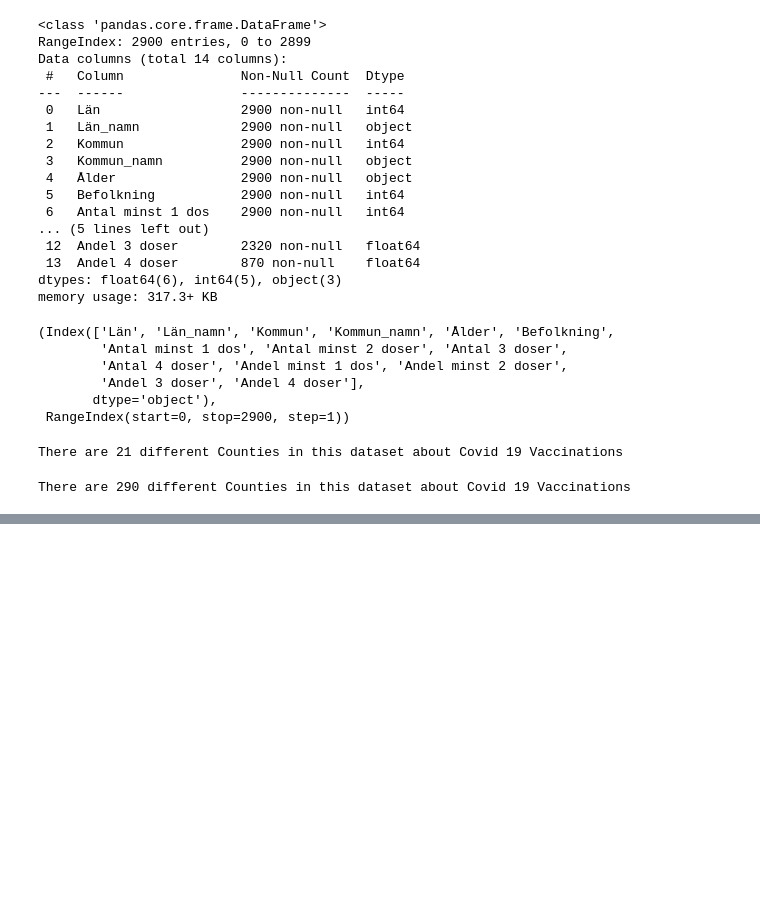
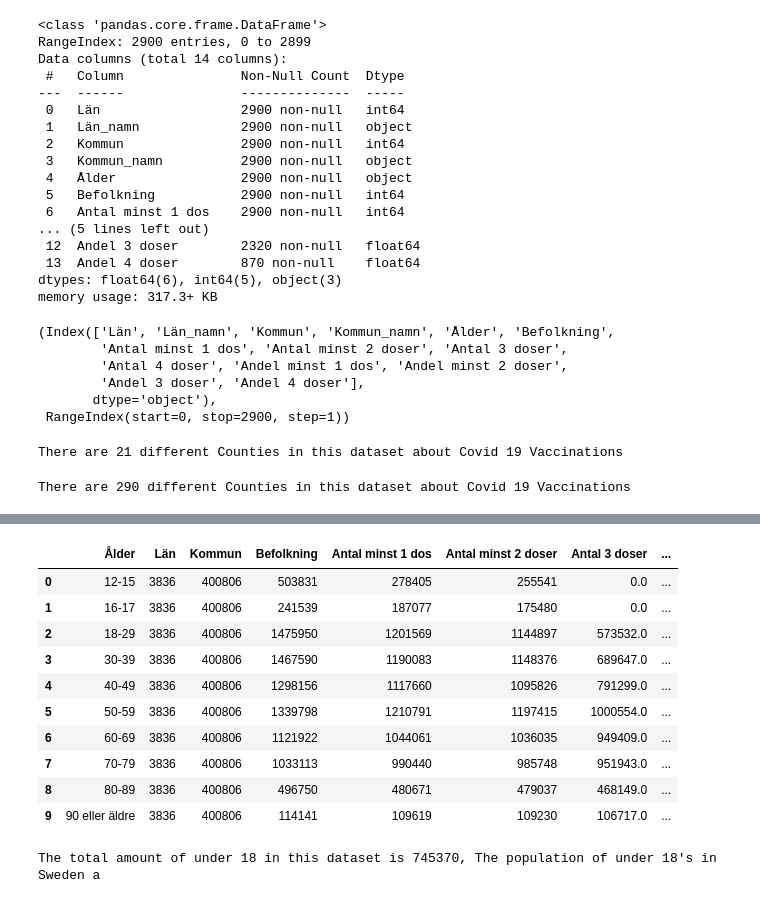
Before and after one commit to SCGlass/Data-Processing-Sam-Glass, a Jupyter notebook: Lab_Covid/Lab_covid.ipynb, the cells around one changed output, grey strips where cells are left out. Saved outputs shown, nothing was run; the diff lists cells and outputs as text; code cells hidden in the pictures; blank space fills up the shorter version.

```diff
--- a/Lab_Covid/Lab_covid.ipynb
+++ b/Lab_Covid/Lab_covid.ipynb
@@ -311 +329,22 @@ There are 290 different Counties in this dataset about Covid 19 Vaccinations
+# %%
+people_under_18 = df_covid_vaccine.groupby("Ålder").sum(True).reset_index()
+people_under_18
+# %% [output]
+|  | Ålder | Län | Kommun | Befolkning | Antal minst 1 dos | Antal minst 2 doser | Antal 3 doser | ... |
+| 0 | 12-15 | 3836 | 400806 | 503831 | 278405 | 255541 | 0.0 | ... |
+| 1 | 16-17 | 3836 | 400806 | 241539 | 187077 | 175480 | 0.0 | ... |
+| 2 | 18-29 | 3836 | 400806 | 1475950 | 1201569 | 1144897 | 573532.0 | ... |
+| 3 | 30-39 | 3836 | 400806 | 1467590 | 1190083 | 1148376 | 689647.0 | ... |
+| 4 | 40-49 | 3836 | 400806 | 1298156 | 1117660 | 1095826 | 791299.0 | ... |
+| 5 | 50-59 | 3836 | 400806 | 1339798 | 1210791 | 1197415 | 1000554.0 | ... |
+| 6 | 60-69 | 3836 | 400806 | 1121922 | 1044061 | 1036035 | 949409.0 | ... |
+| 7 | 70-79 | 3836 | 400806 | 1033113 | 990440 | 985748 | 951943.0 | ... |
+| 8 | 80-89 | 3836 | 400806 | 496750 | 480671 | 479037 | 468149.0 | ... |
+| 9 | 90 eller äldre | 3836 | 400806 | 114141 | 109619 | 109230 | 106717.0 | ... |
+# %%
+# d)
+people_under_18 = df_covid_vaccine[(df_covid_vaccine["Ålder"]=="12-15") | (df_covid_vaccine["Ålder"] == "16-17")]["Befolkning"].sum()
+print(f"The total amount of under 18 in this dataset is {people_under_18}, The population of under 18's in Sweden a")
+# %% [output]
+The total amount of under 18 in this dataset is 745370, The population of under 18's in Sweden a
 # %%
```
Also changed, not shown: parts of 3 cells of this notebook.
